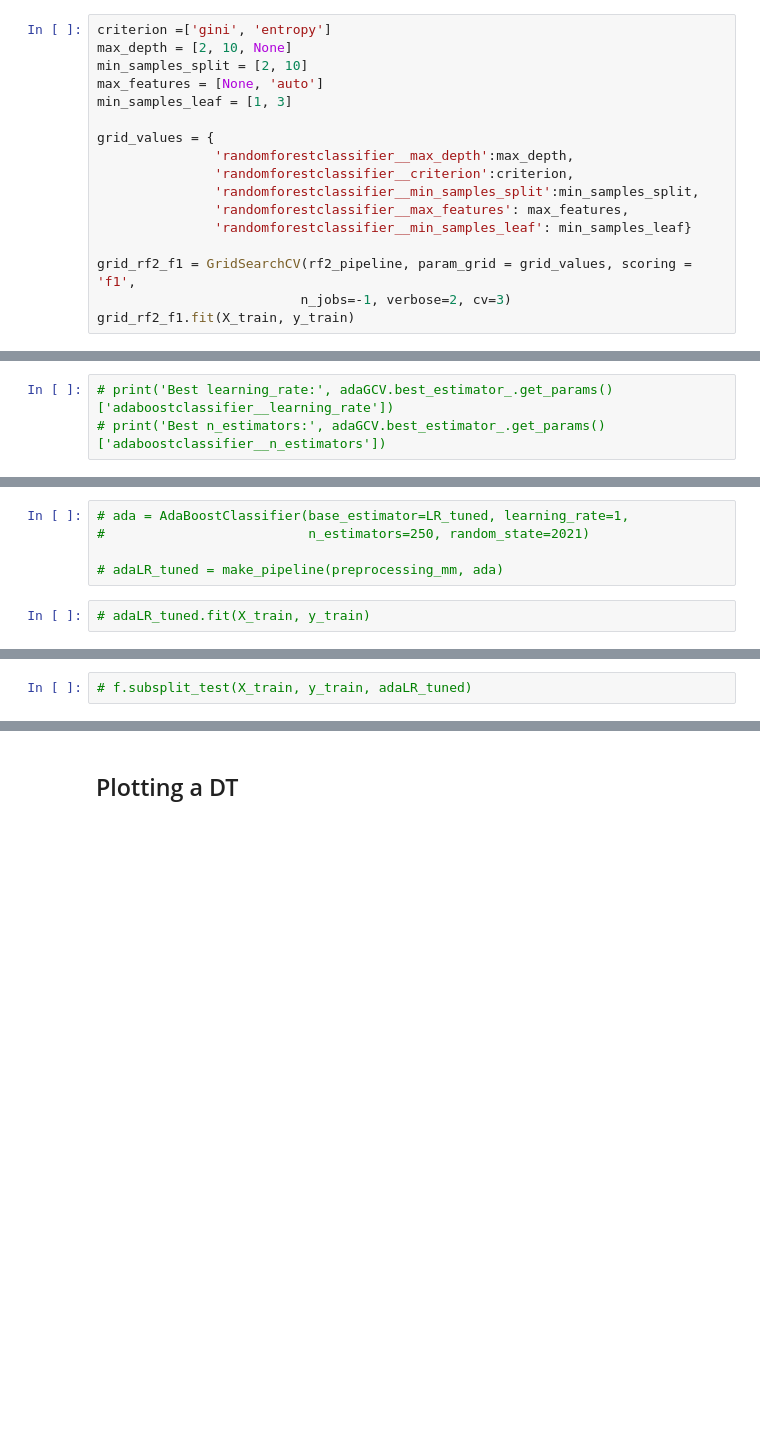
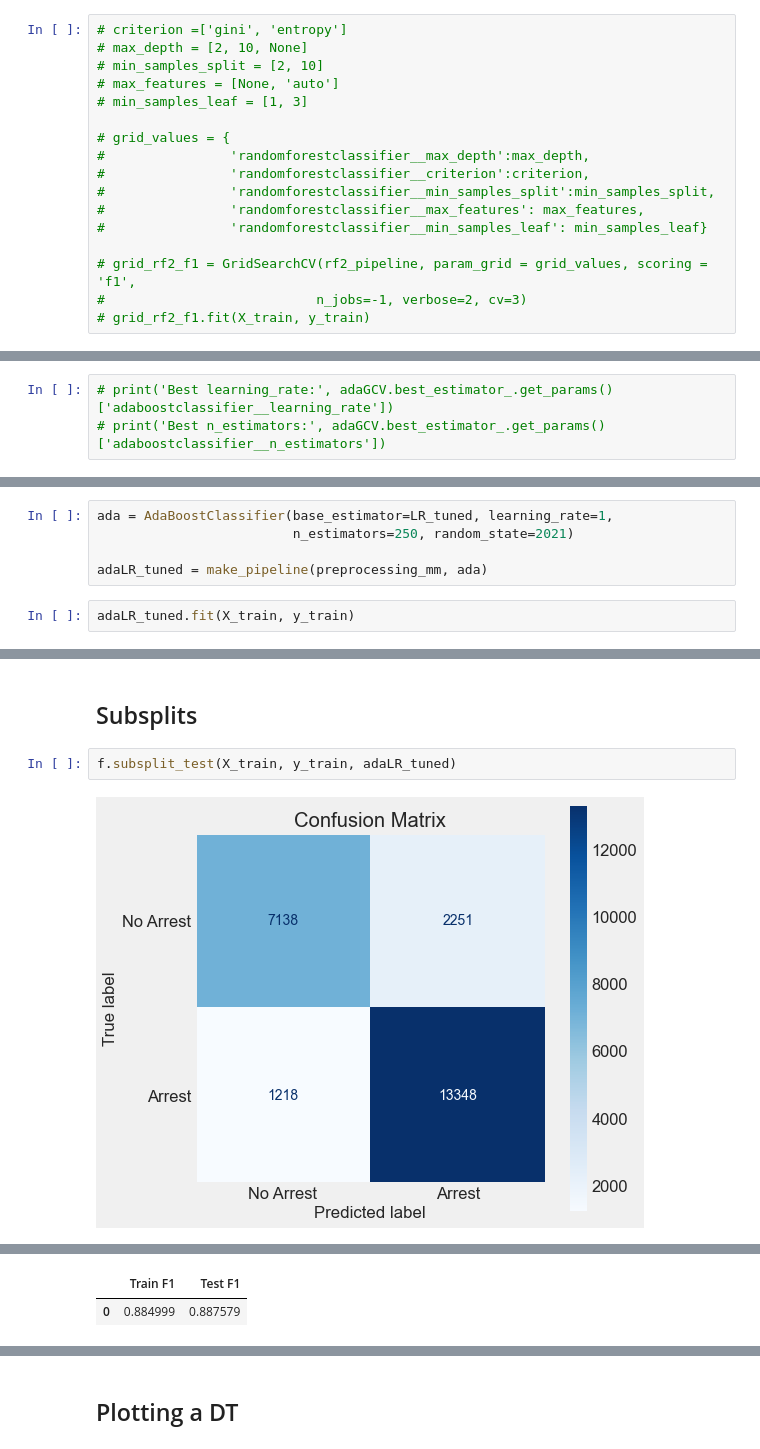
Before and after one commit to jeffreyhwatson/terry_stops_project, a Jupyter notebook: notebooks/exploratory/remixed_engineered.ipynb, the cells around one changed output, grey strips where cells are left out. Drawn from its saved outputs; the diff is of its cells as text; blank space fills up the shorter version.

```diff
--- a/notebooks/exploratory/remixed_engineered.ipynb
+++ b/notebooks/exploratory/remixed_engineered.ipynb
@@ -2460,17 +2683,17 @@ Pipeline(steps=[('columntransformer',
 # %%
-criterion =['gini', 'entropy']
-max_depth = [2, 10, None]
-min_samples_split = [2, 10]
-max_features = [None, 'auto']
-min_samples_leaf = [1, 3]
+# criterion =['gini', 'entropy']
+# max_depth = [2, 10, None]
+# min_samples_split = [2, 10]
+# max_features = [None, 'auto']
+# min_samples_leaf = [1, 3]
 
-grid_values = {
-               'randomforestclassifier__max_depth':max_depth,
-               'randomforestclassifier__criterion':criterion,
-               'randomforestclassifier__min_samples_split':min_samples_split,
-               'randomforestclassifier__max_features': max_features,
-               'randomforestclassifier__min_samples_leaf': min_samples_leaf}
+# grid_values = {
+#                'randomforestclassifier__max_depth':max_depth,
+#                'randomforestclassifier__criterion':criterion,
+#                'randomforestclassifier__min_samples_split':min_samples_split,
+#                'randomforestclassifier__max_features': max_features,
+#                'randomforestclassifier__min_samples_leaf': min_samples_leaf}
 
-grid_rf2_f1 = GridSearchCV(rf2_pipeline, param_grid = grid_values, scoring = 'f1',
-                          n_jobs=-1, verbose=2, cv=3)
-grid_rf2_f1.fit(X_train, y_train)
+# grid_rf2_f1 = GridSearchCV(rf2_pipeline, param_grid = grid_values, scoring = 'f1',
+#                           n_jobs=-1, verbose=2, cv=3)
+# grid_rf2_f1.fit(X_train, y_train)
@@ -2750,7 +2935,7 @@ f.subsplit_test(X_train, y_train, adaLR_pipeline)
 # %%
-# ada = AdaBoostClassifier(base_estimator=LR_tuned, learning_rate=1,
-#                          n_estimators=250, random_state=2021)
+ada = AdaBoostClassifier(base_estimator=LR_tuned, learning_rate=1,
+                         n_estimators=250, random_state=2021)
 
-# adaLR_tuned = make_pipeline(preprocessing_mm, ada)
+adaLR_tuned = make_pipeline(preprocessing_mm, ada)
 # %%
-# adaLR_tuned.fit(X_train, y_train)
+adaLR_tuned.fit(X_train, y_train)
@@ -2766,2 +2991,6 @@ f.subsplit_test(X_train, y_train, adaLR_pipeline)
+# %% [markdown]
+## Subsplits
 # %%
-# f.subsplit_test(X_train, y_train, adaLR_tuned)
+f.subsplit_test(X_train, y_train, adaLR_tuned)
+# %% [output]
+[figure, added]
@@ -2767,0 +2998,2 @@ f.subsplit_test(X_train, y_train, adaLR_pipeline)
+|  | Train F1 | Test F1 |
+| 0 | 0.884999 | 0.887579 |
```
Also changed, not shown: parts of 316 cells of this notebook, 1 other file.
